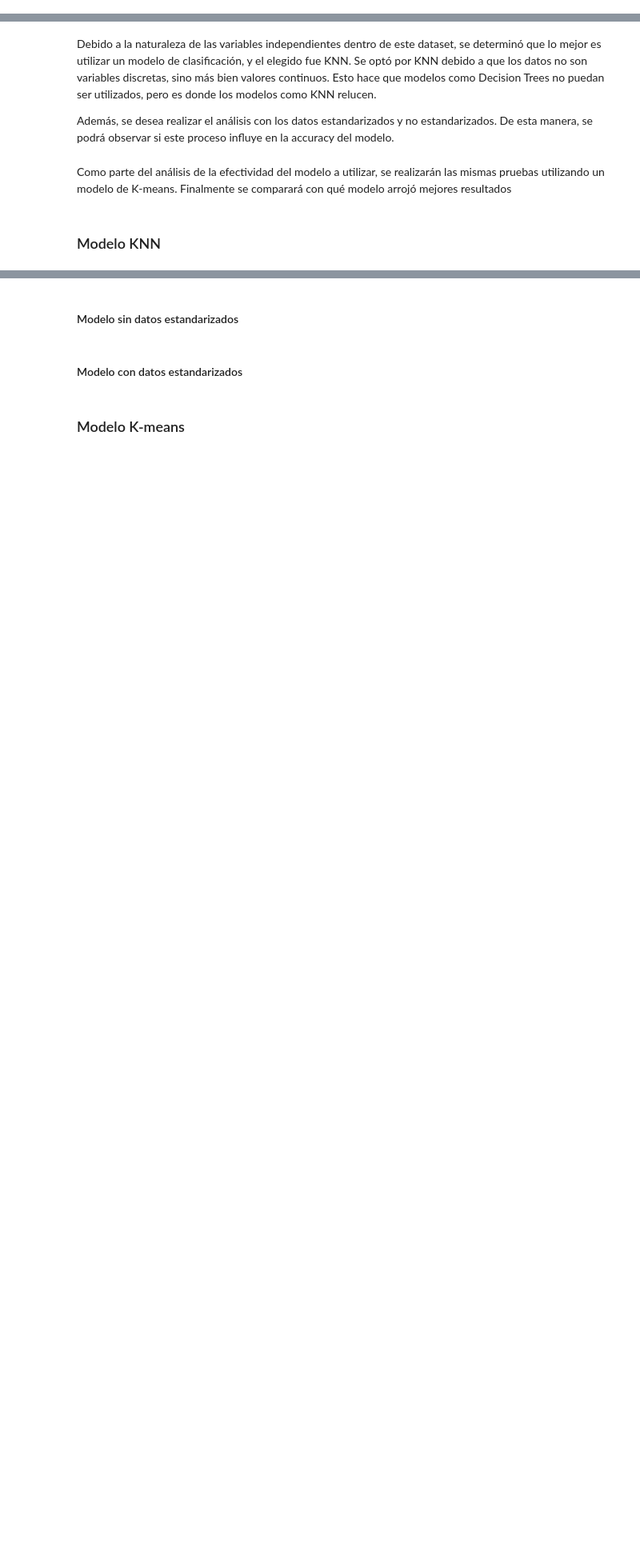
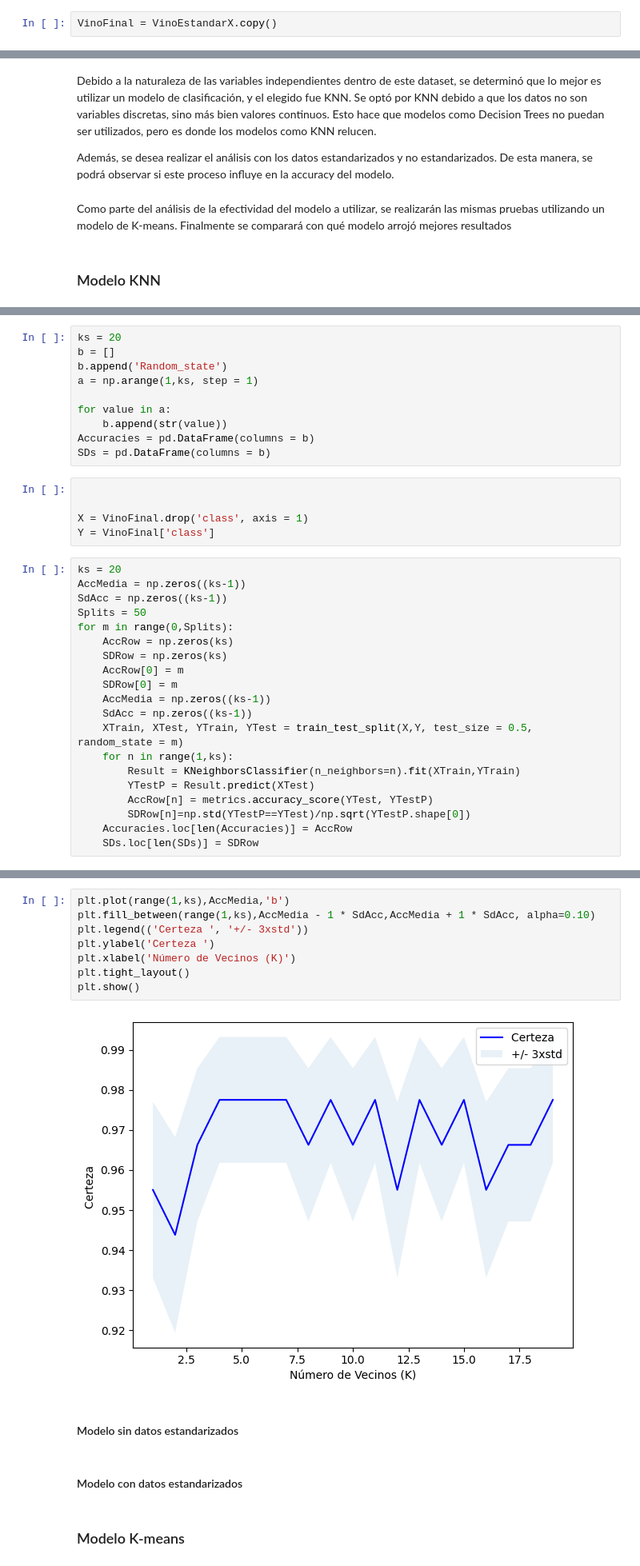
Before and after one commit to surizar2/Statistical-Learning, a Jupyter notebook: Proyecto/Proyecto Statistical 1.ipynb, the cells around one changed output, grey strips where cells are left out. Shown at 80% size. Cells and saved outputs as stored; diff of their text form; blank space fills up the shorter version.

```diff
--- a/Proyecto/Proyecto Statistical 1.ipynb
+++ b/Proyecto/Proyecto Statistical 1.ipynb
@@ -160,3 +223,5 @@ for value in DatosVino.columns:
+# %%
+VinoFinal = VinoEstandarX.copy()
 # %% [markdown]
 ## Modelo a utilizar
 # %% [markdown]
@@ -169,0 +239,35 @@ Como parte del análisis de la efectividad del modelo a utilizar, se realizarán
+# %%
+ks = 20
+b = []
+b.append('Random_state')
+a = np.arange(1,ks, step = 1)
+
+for value in a:
+    b.append(str(value))
+Accuracies = pd.DataFrame(columns = b)
+SDs = pd.DataFrame(columns = b)
+# %%
+
+
+X = VinoFinal.drop('class', axis = 1)
+Y = VinoFinal['class']
+# %%
+ks = 20
+AccMedia = np.zeros((ks-1))
+SdAcc = np.zeros((ks-1))
+Splits = 50
+for m in range(0,Splits):
+    AccRow = np.zeros(ks)
+    SDRow = np.zeros(ks)
+    AccRow[0] = m
+    SDRow[0] = m
+    AccMedia = np.zeros((ks-1))
+    SdAcc = np.zeros((ks-1))
+    XTrain, XTest, YTrain, YTest = train_test_split(X,Y, test_size = 0.5, random_state = m)
+    for n in range(1,ks):
+        Result = KNeighborsClassifier(n_neighbors=n).fit(XTrain,YTrain)
+        YTestP = Result.predict(XTest)
+        AccRow[n] = metrics.accuracy_score(YTest, YTestP)
+        SDRow[n]=np.std(YTestP==YTest)/np.sqrt(YTestP.shape[0])
+    Accuracies.loc[len(Accuracies)] = AccRow
+    SDs.loc[len(SDs)] = SDRow
@@ -170,3 +288,13 @@ Como parte del análisis de la efectividad del modelo a utilizar, se realizarán
+# %%
+plt.plot(range(1,ks),AccMedia,'b')
+plt.fill_between(range(1,ks),AccMedia - 1 * SdAcc,AccMedia + 1 * SdAcc, alpha=0.10)
+plt.legend(('Certeza ', '+/- 3xstd'))
+plt.ylabel('Certeza ')
+plt.xlabel('Número de Vecinos (K)')
+plt.tight_layout()
+plt.show()
+# %% [output]
+[figure, added]
 # %% [markdown]
 #### Modelo sin datos estandarizados
 # %% [markdown]
```
Also changed, not shown: parts of 19 cells of this notebook.
